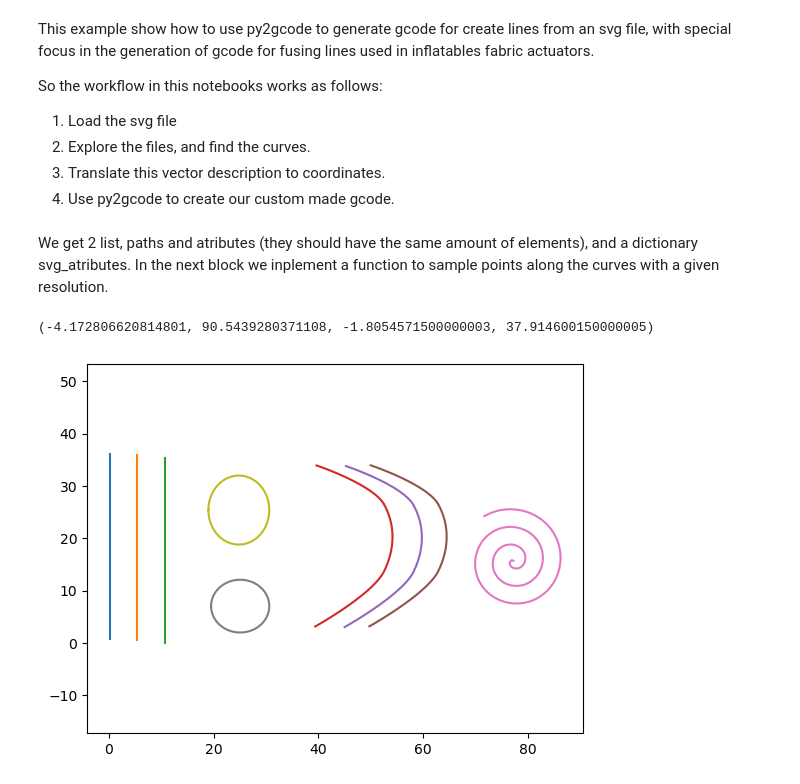
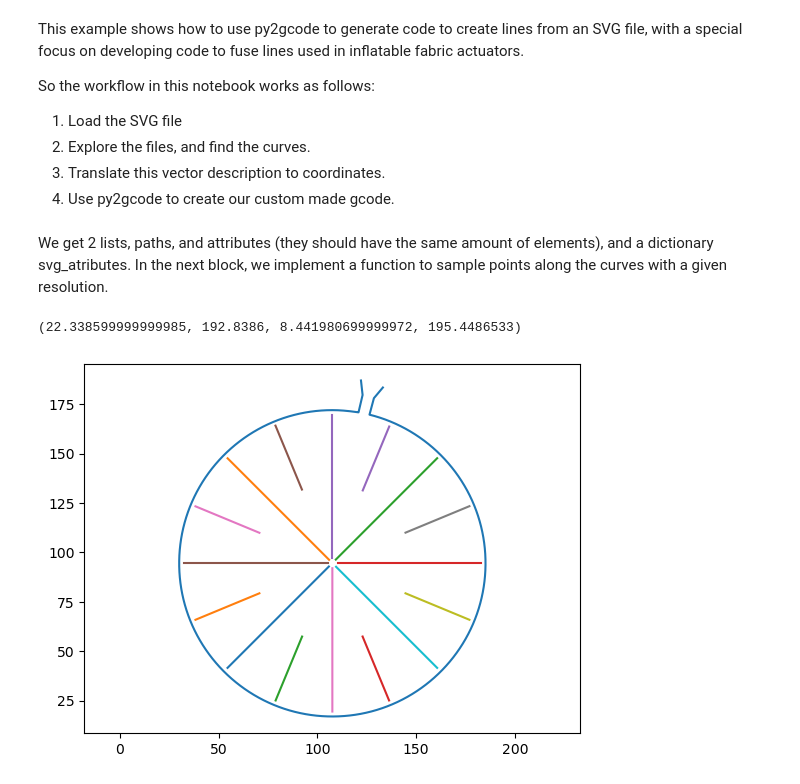
Before and after one commit to AlejandroIbarraO/py2gcode, a Jupyter notebook: 2D/svg_fuse_lines.ipynb, the cells around one changed output. Drawn from its saved outputs; the diff is of its cells as text; code cells hidden in the pictures.

```diff
--- a/2D/svg_fuse_lines.ipynb
+++ b/2D/svg_fuse_lines.ipynb
@@ -1,9 +1,9 @@
 # %% [markdown]
-This example show how to use py2gcode to generate gcode for create lines from an svg file, with special focus in the generation of gcode for fusing lines used in inflatables fabric actuators.
+This example shows how to use py2gcode to generate code to create lines from an SVG file, with a special focus on developing code to fuse lines used in inflatable fabric actuators.
 
-So the workflow in this notebooks works as follows:
+So the workflow in this notebook works as follows:
 
-1. Load the svg file
+1. Load the SVG file
 2. Explore the files, and find the curves.
 3. Translate this vector description to coordinates.
 4. Use py2gcode to create our custom made gcode.
@@ -19,9 +19,9 @@ from svgpathtools import svg2paths2, Path, Line, QuadraticBezier, CubicBezier, A
 from py2gcode import py2gcode
 
 #%%
-paths, attributes,svg_attributes  = svg2paths2('data/elements.svg')
+paths, attributes,svg_attributes  = svg2paths2('data/radial_pattern.svg')
 # %% [markdown]
-We get 2 list, paths and atributes (they should have the same amount of elements), and a dictionary svg_atributes. In the next block we inplement a function to sample points along the curves with a given resolution.
+We get 2 lists, paths, and attributes (they should have the same amount of elements), and a dictionary svg_atributes. In the next block, we implement a function to sample points along the curves with a given resolution.
 # %%
 def tranverse_path(path,attribute,res = 0.4):
     """
@@ -59,10 +60,12 @@ def tranverse_path(path,attribute,res = 0.4):
     return np.array(points)
 # %%
 # use the function tranverse paths for all elements.
+shapes = []
 for path,attribute in zip(paths,attributes):
     points = tranverse_path(path,attribute)
+    shapes.append(points)
     plt.plot(np.real(points),np.imag(points))
 plt.axis('equal')
 # %% [output]
-(-4.172806620814801, 90.5439280371108, -1.8054571500000003, 37.914600150000005)
+(22.338599999999985, 192.8386, 8.441980699999972, 195.4486533)
-[figure, old version]
+[figure, new version]
```
Also changed, not shown: parts of 5 cells of this notebook, 3 other files.
